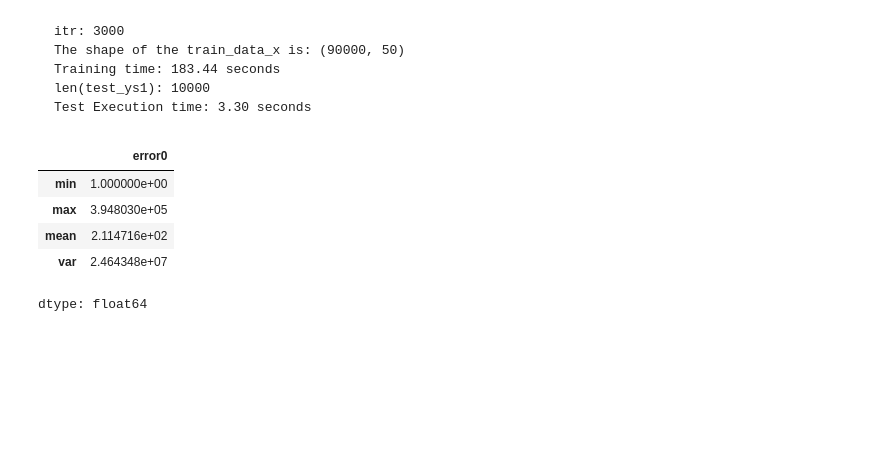
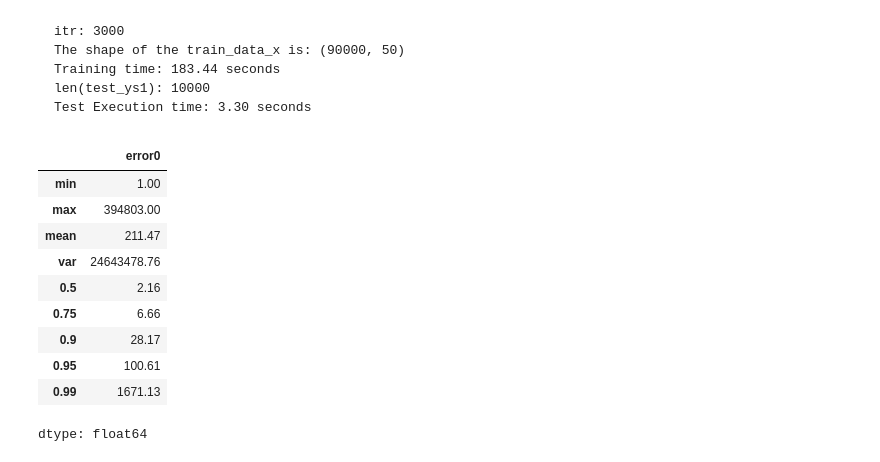
Before and after one commit to Erostrate9/vldb2021_fauce, a Jupyter notebook: colab_notebooks/Fauce.ipynb, the cells around one changed output. Saved outputs shown, nothing was run; the diff lists cells and outputs as text; code cells hidden in the pictures; blank space fills up the shorter version.

```diff
--- a/colab_notebooks/Fauce.ipynb
+++ b/colab_notebooks/Fauce.ipynb
@@ -1916,13 +1917,20 @@ Test Execution time: 3.30 seconds
 # %%
 import pandas as pd
 df_error = pd.read_csv('/content/vldb2021_fauce/models_training/results/JobLight-train.csv')
 stats = df_error['error0'].agg(['min','max','mean', 'var'])
-#
-stats
+quantiles = df_error['error0'].quantile([0.50, 0.75, 0.90, 0.95, 0.99])
+combined_stats =  pd.concat([stats, quantiles])
+combined_stats = combined_stats.round(2)
+combined_stats
 # %% [output]
 |  | error0 |
-| min | 1.000000e+00 |
-| max | 3.948030e+05 |
-| mean | 2.114716e+02 |
-| var | 2.464348e+07 |
+| min | 1.00 |
+| max | 394803.00 |
+| mean | 211.47 |
+| var | 24643478.76 |
+| 0.5 | 2.16 |
+| 0.75 | 6.66 |
+| 0.9 | 28.17 |
+| 0.95 | 100.61 |
+| 0.99 | 1671.13 |
 dtype: float64
```
Also changed, not shown: parts of 1 cell of this notebook.
